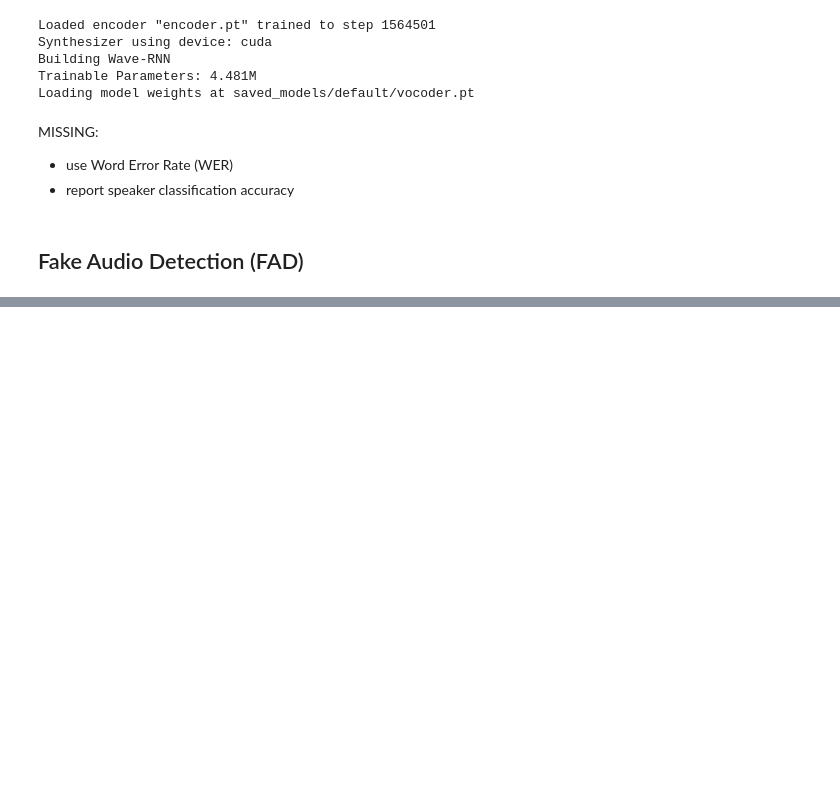
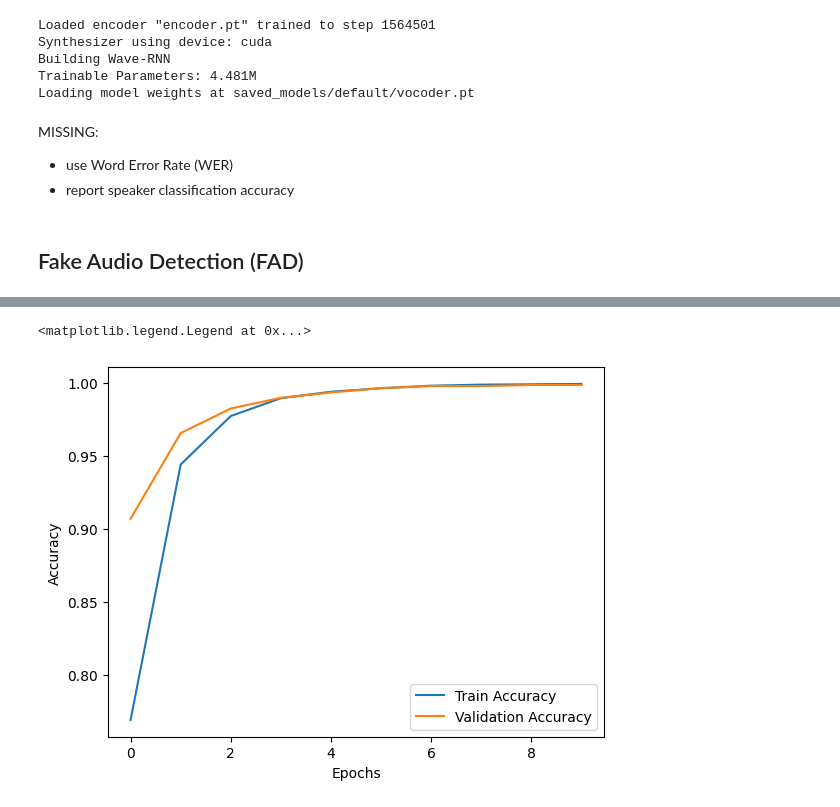
Before and after one commit to AlexandraBinder/Voice_cloning_and_fake_audio_detection, a Jupyter notebook: main_p6.ipynb, the cells around one changed output, grey strips where cells are left out. Saved outputs shown, nothing was run; the diff lists cells and outputs as text; code cells hidden in the pictures; blank space fills up the shorter version.

```diff
--- a/main_p6.ipynb
+++ b/main_p6.ipynb
@@ -127,0 +172,5 @@ MISSING:
+# %%
+X_train, X_val, X_test, y_train, y_val, y_test = functions.get_train_test_split(X, y, test_size=0.2, val_size=0.25)
+print(f'X_train: {X_train.shape}\ty_train: {y_train.shape}')
+print(f'X_val: {X_val.shape}\ty_val: {y_val.shape}')
+print(f'X_test: {X_test.shape}\ty_test: {y_test.shape}')
@@ -127,0 +204,15 @@ MISSING:
+# %%
+model = Sequential([
+    Conv2D(256, (3, 3), activation='relu', input_shape=(20, 40, 1)),
+    MaxPooling2D((2, 2)),
+    Flatten(),
+    Dense(32, activation='relu', kernel_regularizer=regularizers.l2(0.001)),
+    Dense(1, activation='sigmoid')
+])
+
+opt = Adam(learning_rate=1e-6)
+model.compile(loss='binary_crossentropy', metrics=['accuracy'], optimizer=opt)
+
+callback = tf.keras.callbacks.EarlyStopping(monitor='val_loss', patience=2, verbose=1)
+
+history = model.fit(X_train, y_train, batch_size=32, epochs=10, validation_data=(X_val, y_val), callbacks=[callback])
@@ -127,0 +240,9 @@ MISSING:
+# %%
+plt.plot(history.history['accuracy'], label='Train Accuracy')
+plt.plot(history.history['val_accuracy'], label='Validation Accuracy')
+plt.xlabel('Epochs')
+plt.ylabel('Accuracy')
+plt.legend()
+# %% [output]
+<matplotlib.legend.Legend at 0x...>
+[figure, added]
```
Also changed, not shown: parts of 13 cells of this notebook, 2 other files.
